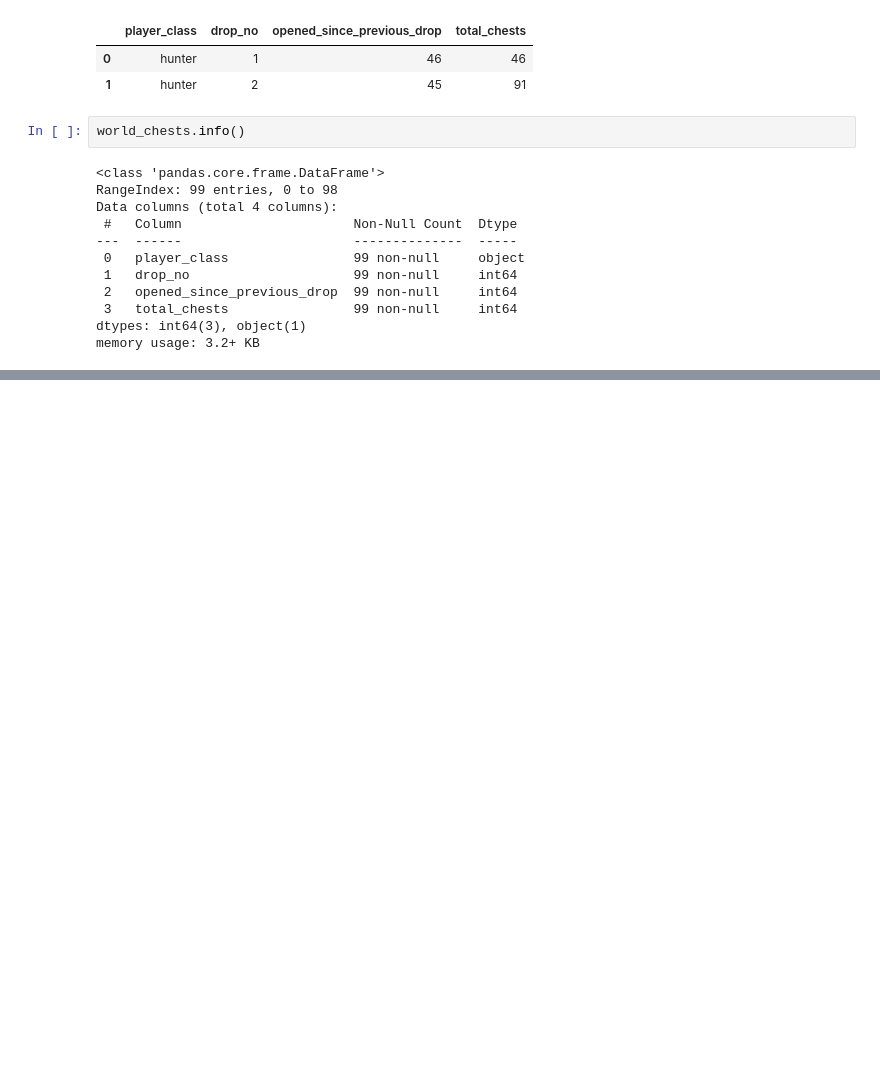
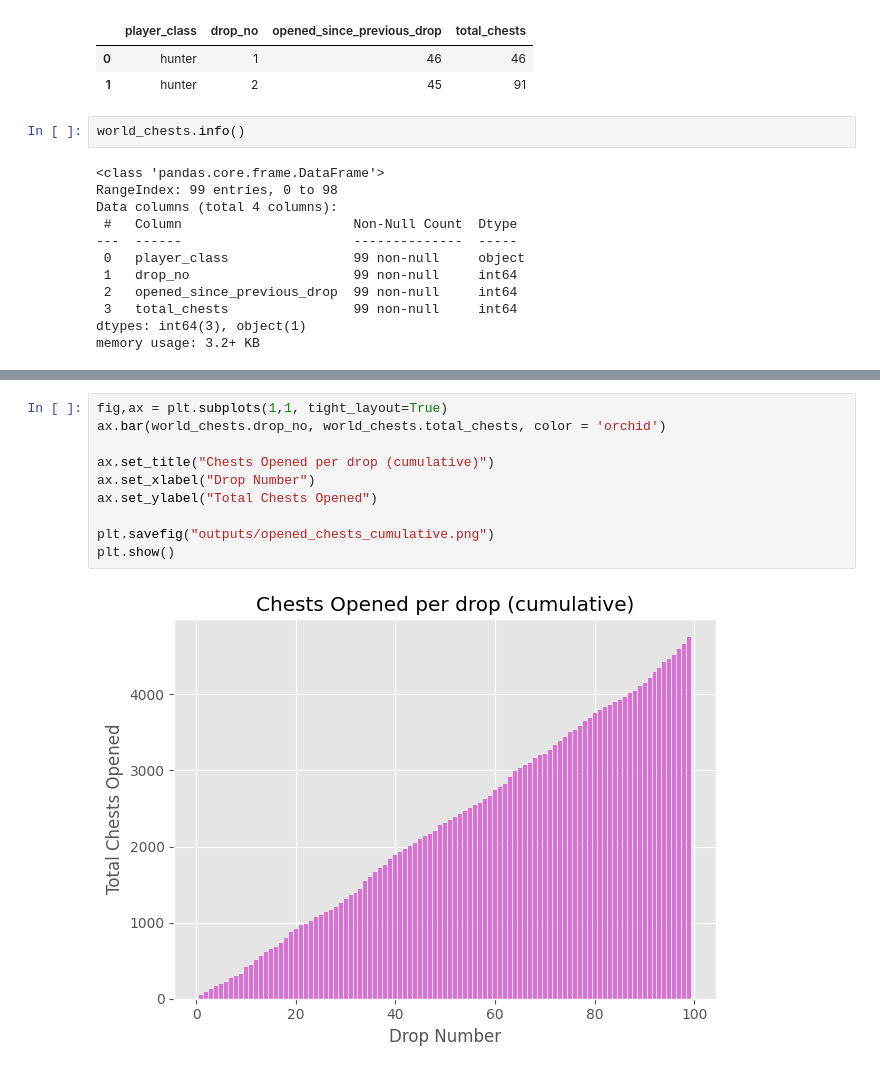
Before and after one commit to finnleyautumn/exotic_class_item_farm, a Jupyter notebook: d2_exotic_farm.ipynb, the cells around one changed output, grey strips where cells are left out. Saved outputs shown, nothing was run; the diff lists cells and outputs as text; blank space fills up the shorter version.

```diff
--- a/d2_exotic_farm.ipynb
+++ b/d2_exotic_farm.ipynb
@@ -256,0 +264,12 @@ ax.bar(world_chests.drop_no, world_chests.opened_since_previous_drop)
+# %%
+fig,ax = plt.subplots(1,1, tight_layout=True)
+ax.bar(world_chests.drop_no, world_chests.total_chests, color = 'orchid')
+
+ax.set_title("Chests Opened per drop (cumulative)")
+ax.set_xlabel("Drop Number")
+ax.set_ylabel("Total Chests Opened")
+
+plt.savefig("outputs/opened_chests_cumulative.png")
+plt.show()
+# %% [output]
+[figure, added]
```
Also changed, not shown: parts of 10 cells of this notebook, 4 other files.
